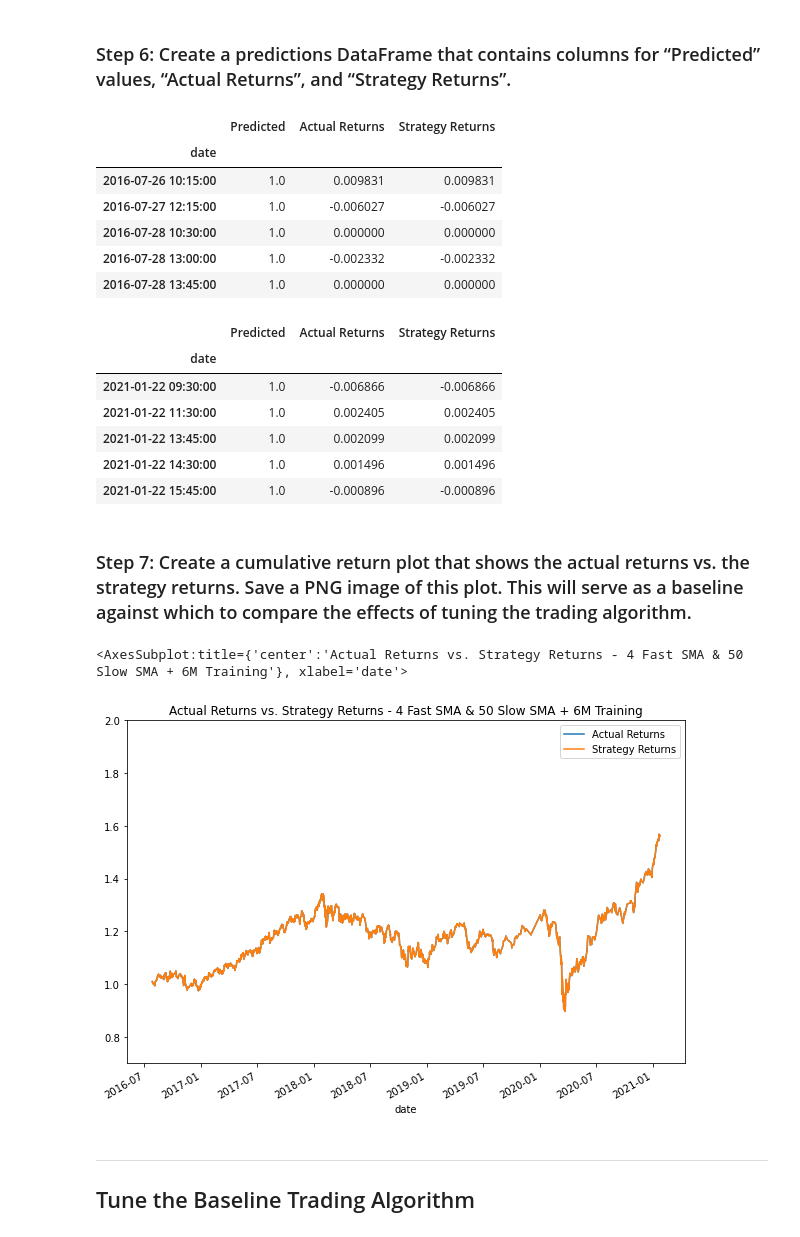
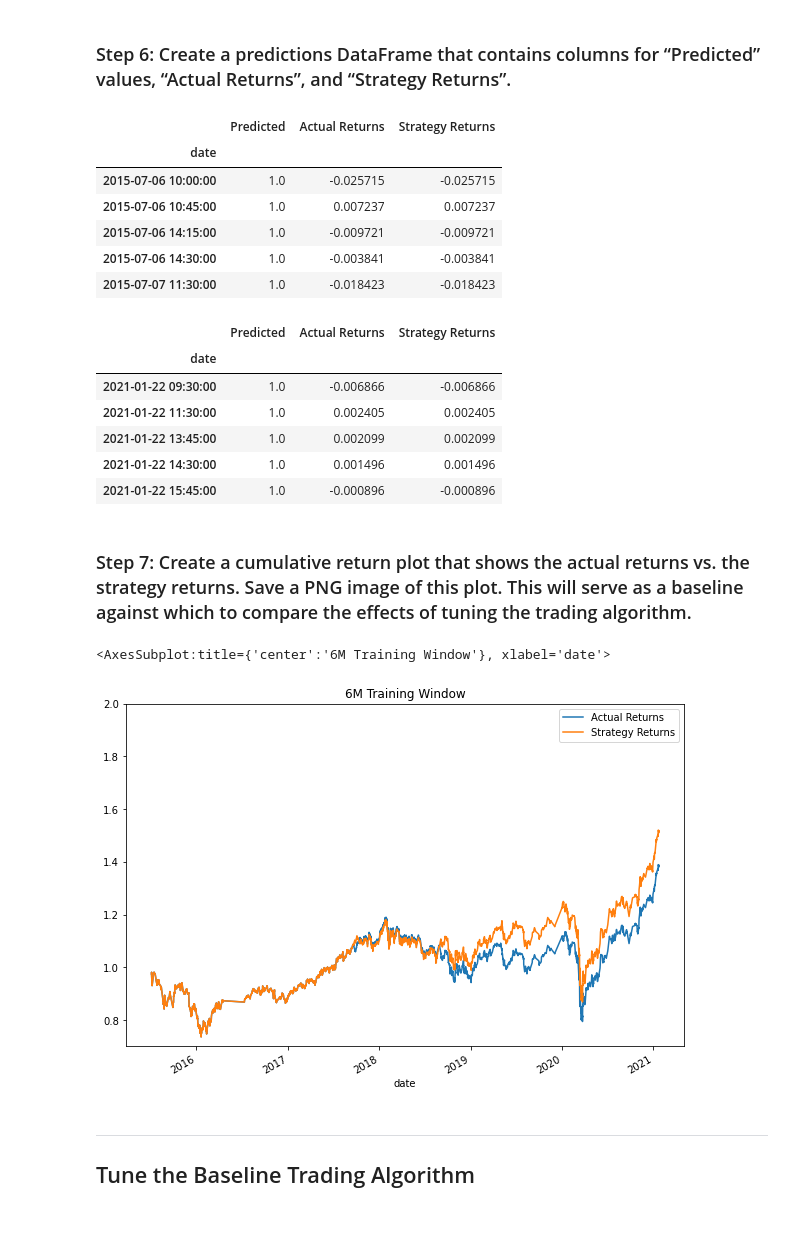
Before and after one commit to jake-viss/UW_Fintech_Challenge_14, a Jupyter notebook: machine_learning_trading_bot.ipynb, the cells around one changed output. Saved outputs shown, nothing was run; the diff lists cells and outputs as text; code cells hidden in the pictures.

```diff
--- a/machine_learning_trading_bot.ipynb
+++ b/machine_learning_trading_bot.ipynb
@@ -139,8 +139,8 @@ display(signals_df.tail())
 ## Step 2: Generate trading signals using short- and long-window SMA values.
 # %%
 # Set the short window and long window
-short_window = 2
-long_window = 25
+short_window = 4
+long_window = 100
 
 # Generate the fast and slow simple moving averages (4 and 100 days, respectively)
 signals_df['SMA_Fast'] = signals_df['close'].rolling(window=short_window).mean()
@@ -275,6 +275,6 @@ print(training_begin)
 # %%
 # Select the ending period for the training data with an offset of 3 months
-training_end = X.index.min() + DateOffset(months=6)
+training_end = X.index.min() + DateOffset(months=3)
 
 # Display the training end date
 print(training_end)
@@ -394,11 +394,11 @@ display(predictions_df.tail())
 # %% [output]
 |  | Predicted | Actual Returns | Strategy Returns |
 | date |  |  |  |
-| 2016-07-26 10:15:00 | 1.0 | 0.009831 | 0.009831 |
-| 2016-07-27 12:15:00 | 1.0 | -0.006027 | -0.006027 |
-| 2016-07-28 10:30:00 | 1.0 | 0.000000 | 0.000000 |
-| 2016-07-28 13:00:00 | 1.0 | -0.002332 | -0.002332 |
-| 2016-07-28 13:45:00 | 1.0 | 0.000000 | 0.000000 |
+| 2015-07-06 10:00:00 | 1.0 | -0.025715 | -0.025715 |
+| 2015-07-06 10:45:00 | 1.0 | 0.007237 | 0.007237 |
+| 2015-07-06 14:15:00 | 1.0 | -0.009721 | -0.009721 |
+| 2015-07-06 14:30:00 | 1.0 | -0.003841 | -0.003841 |
+| 2015-07-07 11:30:00 | 1.0 | -0.018423 | -0.018423 |
 |  | Predicted | Actual Returns | Strategy Returns |
 | date |  |  |  |
 | 2021-01-22 09:30:00 | 1.0 | -0.006866 | -0.006866 |
@@ -410,11 +410,11 @@ display(predictions_df.tail())
 ### Step 7: Create a cumulative return plot that shows the actual returns vs. the strategy returns. Save a PNG image of this plot. This will serve as a baseline against which to compare the effects of tuning the trading algorithm.
 # %%
 # Plot the actual returns versus the strategy returns
-(1+predictions_df[['Actual Returns','Strategy Returns']]).cumprod().plot(figsize=(10,7), ylim=[.7,2.0], title="Actual Returns vs. Strategy Returns - 4 Fast SMA & 50 Slow SMA + 6M Training")
-#plt.savefig('Plot_Images/4F50S_SMA_6Mtrain_plot.png')
+(1+predictions_df[['Actual Returns','Strategy Returns']]).cumprod().plot(figsize=(10,7), ylim=[.7,2.0], title="6M Training Window")
+#plt.savefig('Plot_Images/20SW6Mtrain_plot.png')
 # %% [output]
-<AxesSubplot:title={'center':'Actual Returns vs. Strategy Returns - 4 Fast SMA & 50 Slow SMA + 6M Training'}, xlabel='date'>
+<AxesSubplot:title={'center':'6M Training Window'}, xlabel='date'>
-[figure, old version]
+[figure, new version]
 # %% [markdown]
 ---
 
```
Also changed, not shown: parts of 15 cells of this notebook, 6 other files.
